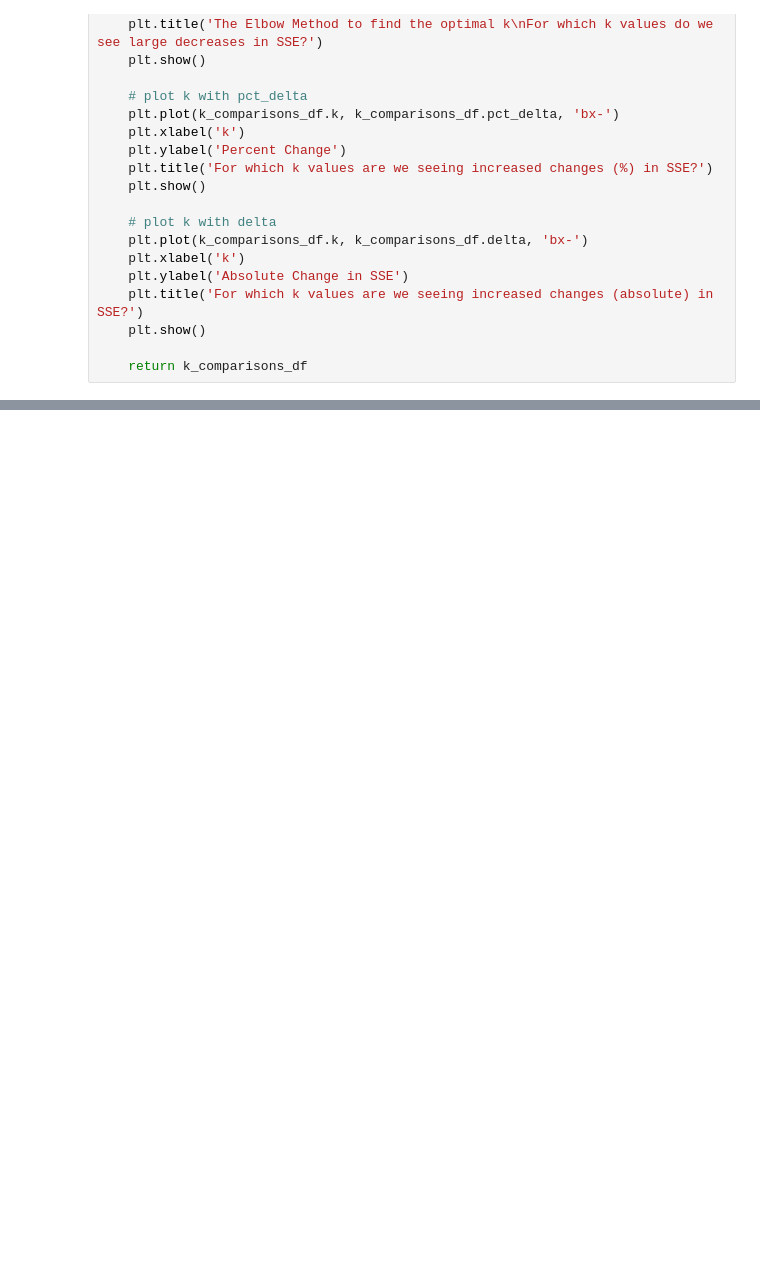
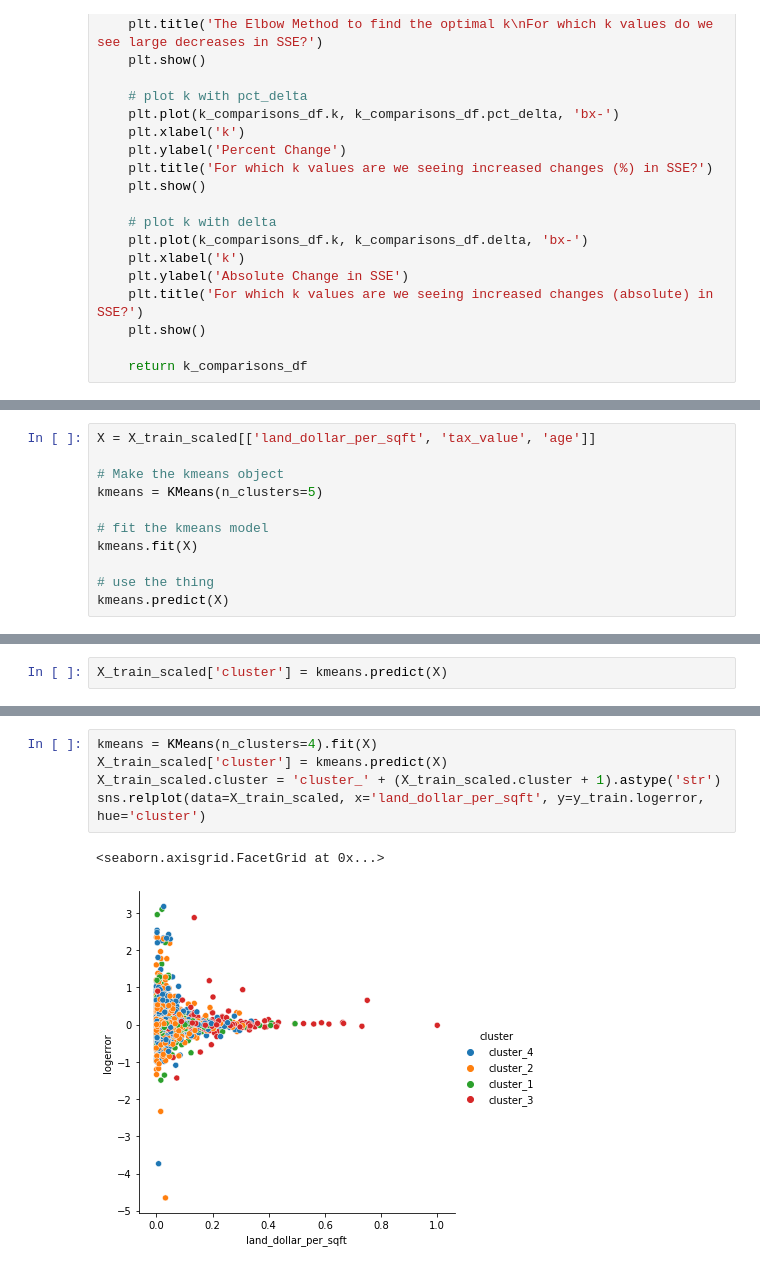
Before and after one commit to B-G-Clustering/zillow-clustering-project, a Jupyter notebook: modeling.ipynb, the cells around one changed output, grey strips where cells are left out. Drawn from its saved outputs; the diff is of its cells as text; blank space fills up the shorter version.

```diff
--- a/modeling.ipynb
+++ b/modeling.ipynb
@@ -184,0 +134,11 @@ D=assign_clusters(kmeans, cluster_vars, cluster_name, centroid_df)
+# %%
+X = X_train_scaled[['land_dollar_per_sqft', 'tax_value', 'age']]
+
+# Make the kmeans object
+kmeans = KMeans(n_clusters=5)
+
+# fit the kmeans model
+kmeans.fit(X)
+
+# use the thing
+kmeans.predict(X)
@@ -185,3 +147,5 @@ D=assign_clusters(kmeans, cluster_vars, cluster_name, centroid_df)
+# %%
+X_train_scaled['cluster'] = kmeans.predict(X)
 # %%
 pd.DataFrame(centroid_df.groupby(['area_cluster', 'centroid_land_dollar_per_sqft', 'centroid_tax_value',
                            'centroid_age'])['area_cluster'].value_counts())
@@ -202,0 +186,8 @@ Name: area_cluster, dtype: int64
+# %%
+kmeans = KMeans(n_clusters=4).fit(X)
+X_train_scaled['cluster'] = kmeans.predict(X)
+X_train_scaled.cluster = 'cluster_' + (X_train_scaled.cluster + 1).astype('str')
+sns.relplot(data=X_train_scaled, x='land_dollar_per_sqft', y=y_train.logerror, hue='cluster')
+# %% [output]
+<seaborn.axisgrid.FacetGrid at 0x...>
+[figure, added]
```
Also changed, not shown: parts of 23 cells of this notebook, 3 other files.
